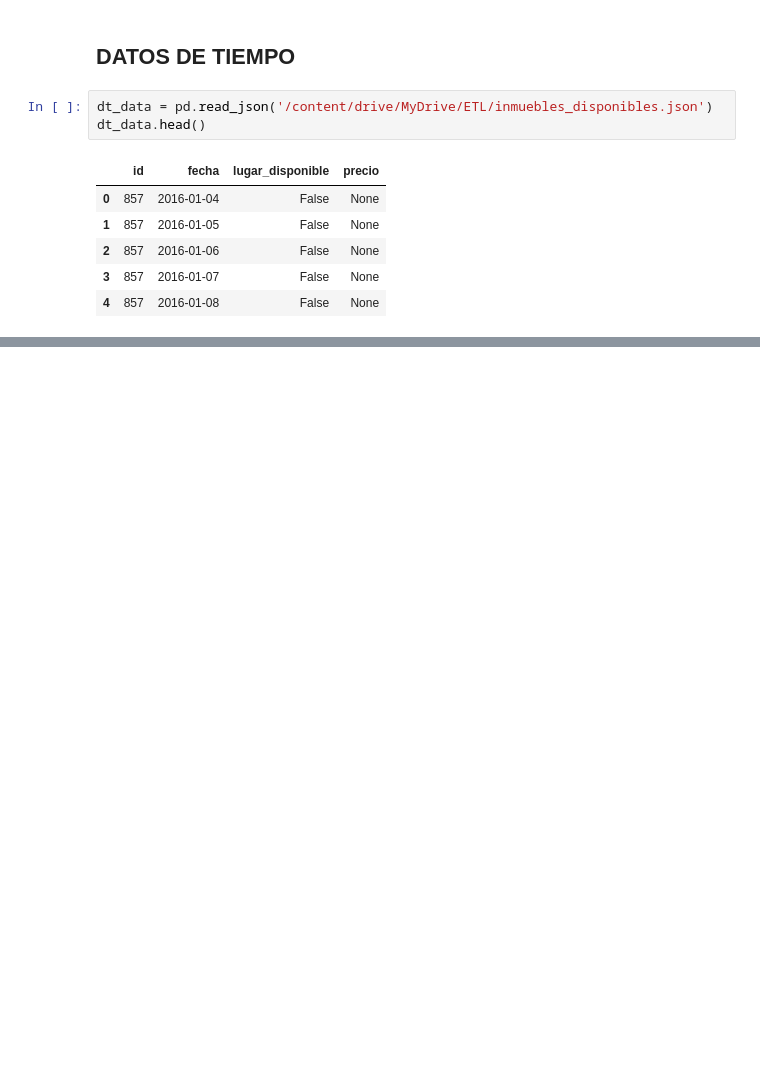
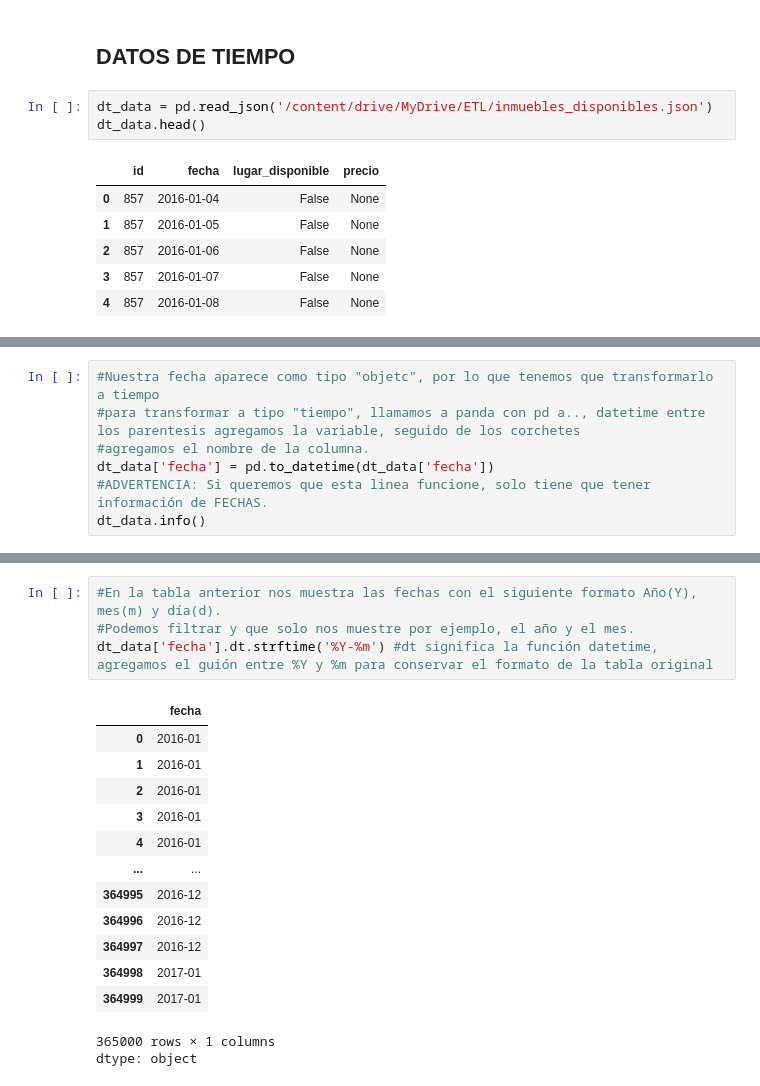
Before and after one commit to AndresCMontejo/Pandas_tratamiento_manipulaci-n_datos, a Jupyter notebook: Pandas_tratamiento_manipulación_datos.ipynb, the cells around one changed output, grey strips where cells are left out. Cells and saved outputs as stored; diff of their text form; blank space fills up the shorter version.

```diff
--- a/Pandas_tratamiento_manipulación_datos.ipynb
+++ b/Pandas_tratamiento_manipulación_datos.ipynb
@@ -414,0 +429,7 @@ dt_data.head()
+# %%
+#Nuestra fecha aparece como tipo "objetc", por lo que tenemos que transformarlo a tiempo
+#para transformar a tipo "tiempo", llamamos a panda con pd a.., datetime entre los parentesis agregamos la variable, seguido de los corchetes
+#agregamos el nombre de la columna.
+dt_data['fecha'] = pd.to_datetime(dt_data['fecha'])
+#ADVERTENCIA: Si queremos que esta linea funcione, solo tiene que tener información de FECHAS.
+dt_data.info()
@@ -414,0 +457,19 @@ dt_data.head()
+# %%
+#En la tabla anterior nos muestra las fechas con el siguiente formato Año(Y), mes(m) y día(d).
+#Podemos filtrar y que solo nos muestre por ejemplo, el año y el mes.
+dt_data['fecha'].dt.strftime('%Y-%m') #dt significa la función datetime, agregamos el guión entre %Y y %m para conservar el formato de la tabla original
+# %% [output]
+|  | fecha |
+| 0 | 2016-01 |
+| 1 | 2016-01 |
+| 2 | 2016-01 |
+| 3 | 2016-01 |
+| 4 | 2016-01 |
+| ... | ... |
+| 364995 | 2016-12 |
+| 364996 | 2016-12 |
+| 364997 | 2016-12 |
+| 364998 | 2017-01 |
+| 364999 | 2017-01 |
+365000 rows × 1 columns
+dtype: object
```
Also changed, not shown: parts of 3 cells of this notebook.
